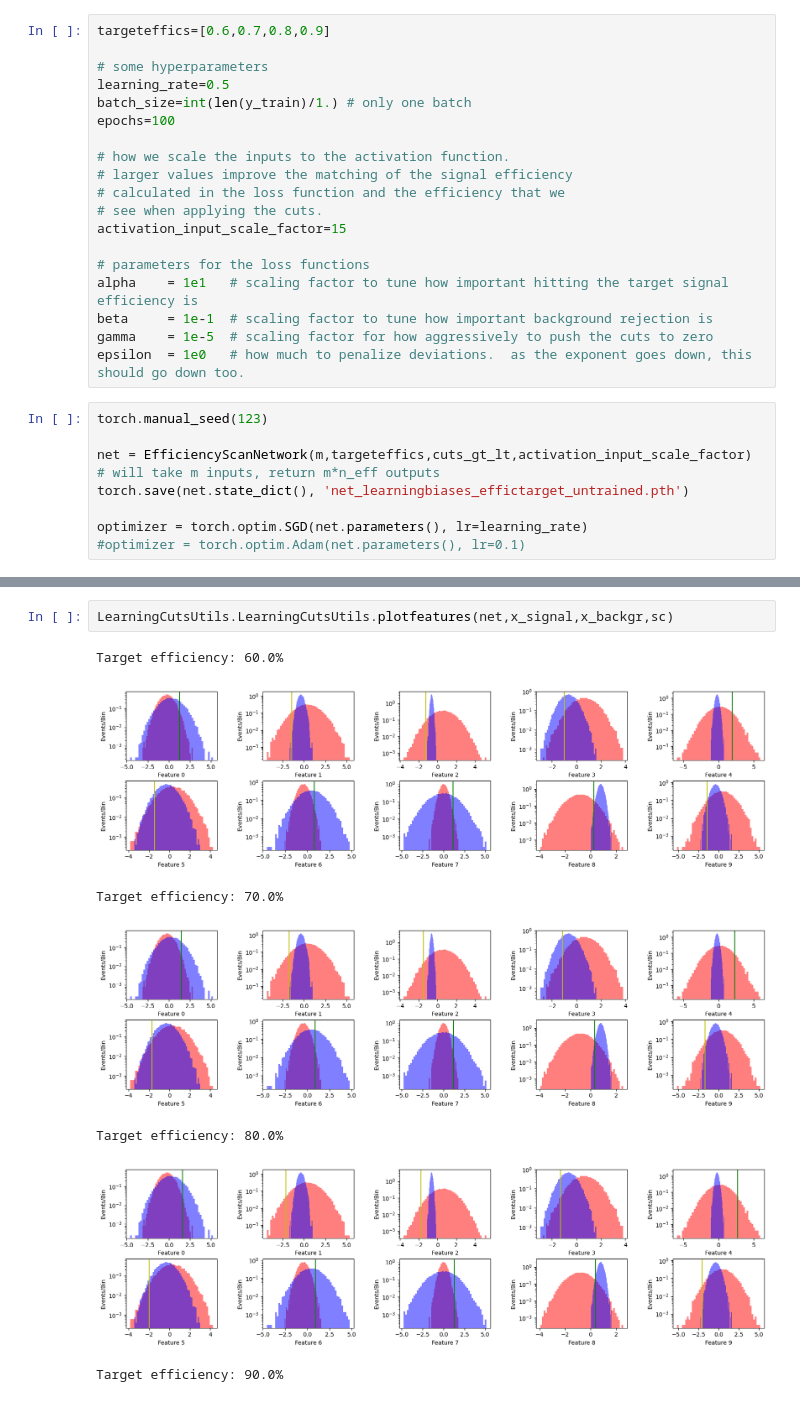
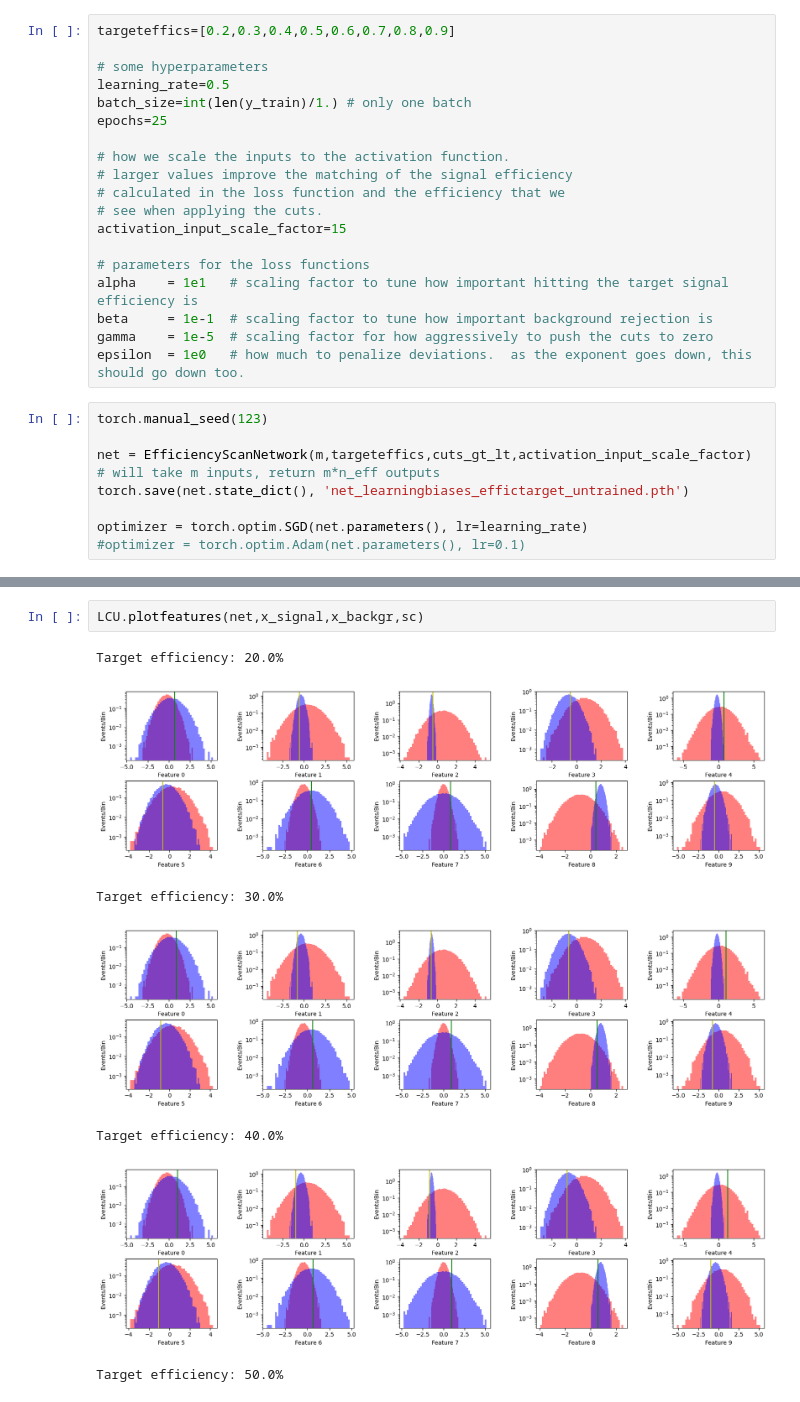
Before and after one commit to scipp-atlas/cabin-notebooks, a Jupyter notebook: EfficiencyScan.ipynb, the cells around one changed output, grey strips where cells are left out. Cells and saved outputs as stored; diff of their text form.

```diff
--- a/EfficiencyScan.ipynb
+++ b/EfficiencyScan.ipynb
@@ -88,12 +90,12 @@ if m==10:
 elif m==5:
     cuts_gt_lt = [lt, gt, gt, gt, gt]
 # %%
-targeteffics=[0.6,0.7,0.8,0.9]
+targeteffics=[0.2,0.3,0.4,0.5,0.6,0.7,0.8,0.9]
 
 # some hyperparameters
 learning_rate=0.5
 batch_size=int(len(y_train)/1.) # only one batch
-epochs=100
+epochs=25
 
 # how we scale the inputs to the activation function.
 # larger values improve the matching of the signal efficiency
@@ -205,10 +204,10 @@ LearningCutsUtils.LearningCutsUtils.plotcuts(net)
 # %%
-LearningCutsUtils.LearningCutsUtils.plotfeatures(net,x_signal,x_backgr,sc)
+LCU.plotfeatures(net,x_signal,x_backgr,sc)
 # %% [output]
-Target efficiency: 60.0%
+Target efficiency: 20.0%
-[figure, old version]
+[figure, new version]
-Target efficiency: 70.0%
+Target efficiency: 30.0%
-[figure, old version]
+[figure, new version]
-Target efficiency: 80.0%
+Target efficiency: 40.0%
-[figure, old version]
+[figure, new version]
-Target efficiency: 90.0%
+Target efficiency: 50.0%
```
Also changed, not shown: parts of 9 cells of this notebook, 1 other file.
